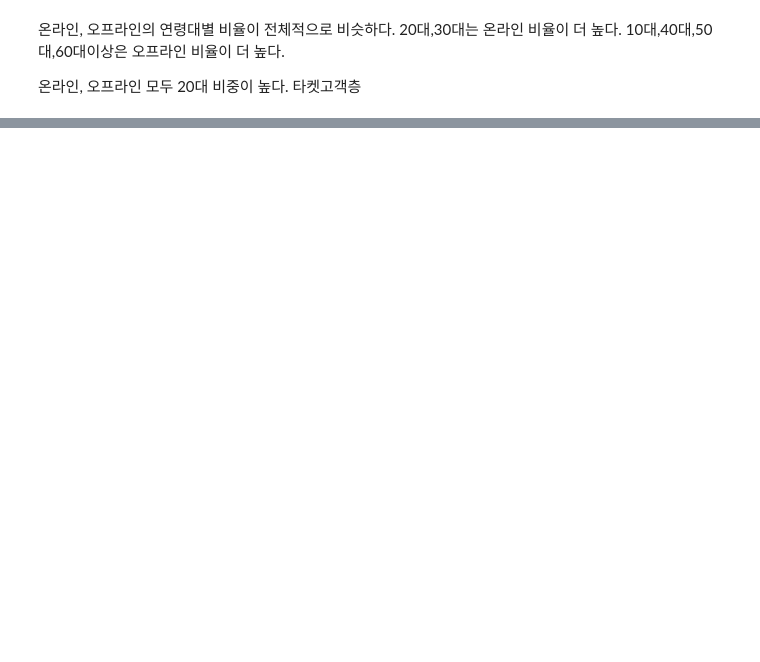
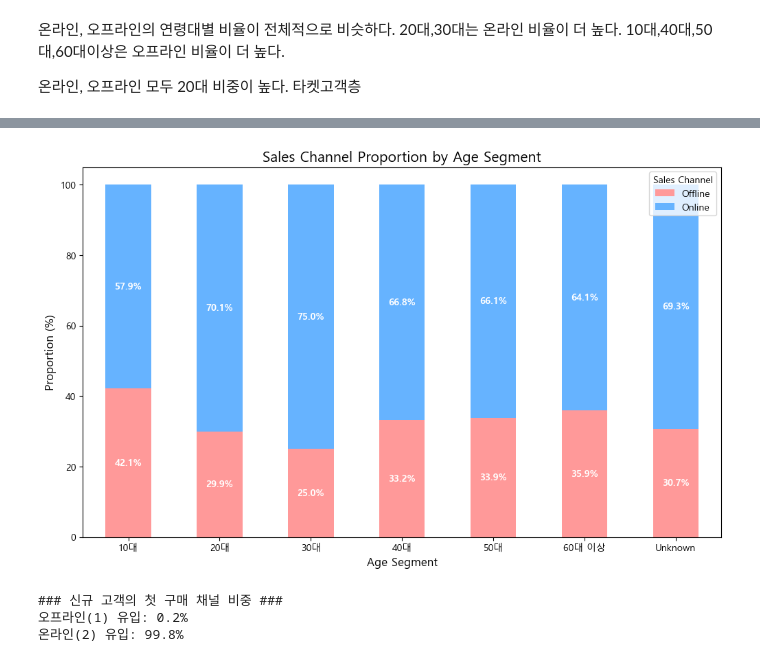
Before and after one commit to yoohengu/cross-gen-biz-analysis, a Jupyter notebook: notebooks/soeun_eda/joinin.ipynb, the cells around one changed output, grey strips where cells are left out. Drawn from its saved outputs; the diff is of its cells as text; code cells hidden in the pictures; blank space fills up the shorter version.

```diff
--- a/notebooks/soeun_eda/joinin.ipynb
+++ b/notebooks/soeun_eda/joinin.ipynb
@@ -334,0 +399,17 @@ print(f"온라인(2) 구매 비중: {channel_ratio_20s.get(2, 0):.1f}%")
+# %%
+import pandas as pd
+import matplotlib.pyplot as plt
+
+# 사고법: 각 연령대(10s ~ 60s+) 내에서 온라인(2)과 오프라인(1)의 비중이 어떻게 되는가?
+
+# 1. 연령대별 구매 경로 교차표 생성 및 비율 변환
+age_channel_ratio = pd.crosstab(final_df['age_segment'],
+                                final_df['sales_channel_id'],
+                                normalize='index') * 100
+
+# 2. 컬럼명 이해하기 쉽게 변경 (1: Offline, 2: Online)
+age_channel_ratio.columns = ['Offline', 'Online']
+
+# 3. 결과 수치 확인
+print("### 연령대별 온·오프라인 구매 비중 (%) ###")
+print(age_channel_ratio.round(1))
@@ -334,0 +427,48 @@ print(f"온라인(2) 구매 비중: {channel_ratio_20s.get(2, 0):.1f}%")
+# %%
+# 시각화 설정
+age_channel_ratio.plot(kind='bar', stacked=True, figsize=(12, 7), color=['#ff9999', '#66b3ff'])
+
+# 1. 한글 폰트 설정 (Windows 기준 맑은 고딕)
+plt.rcParams['font.family'] = 'Malgun Gothic'
+
+# 2. 마이너스 기호 깨짐 방지
+plt.rcParams['axes.unicode_minus'] = False
+
+plt.title('Sales Channel Proportion by Age Segment', fontsize=15)
+plt.xlabel('Age Segment', fontsize=12)
+plt.ylabel('Proportion (%)', fontsize=12)
+plt.xticks(rotation=0) # 연령대 글자를 가로로 바르게 표시
+plt.legend(title='Sales Channel', loc='upper right')
+
+# 비율 수치를 막대 위에 표시하고 싶다면 아래 반복문 추가 (선택사항)
+for i, (off, on) in enumerate(zip(age_channel_ratio['Offline'], age_channel_ratio['Online'])):
+    plt.text(i, off/2, f'{off:.1f}%', ha='center', va='center', color='white', fontweight='bold')
+    plt.text(i, off + on/2, f'{on:.1f}%', ha='center', va='center', color='white', fontweight='bold')
+
+plt.show()
+# %% [output]
+[figure, added]
+# %%
+# 사고법: 고객별로 구매 날짜를 정렬한 뒤 첫 번째 행(첫 구매)만 추출한다.
+# 그 중 고객 상태가 '신규(PRE-CREATE, 매핑값 1)'인 데이터의 채널 비중을 구한다.
+
+# 1. 날짜 데이터 형식 변환 (이미 되어 있다면 생략 가능)
+final_df['t_dat'] = pd.to_datetime(final_df['t_dat'])
+
+# 2. 고객별 첫 구매 기록만 추출 (날짜 기준 오름차순 정렬 후 첫 행)
+first_purchase = final_df.sort_values(by=['customer_id', 't_dat']).drop_duplicates('customer_id', keep='first')
+
+# 3. 신규 고객(매핑값 1) 데이터만 필터링
+# (만약 'PRE-CREATE' 문자열 상태라면 해당 문자열로 필터링하세요)
+new_customer_first = first_purchase[first_purchase['club_member_status'] == 1]
+
+# 4. 첫 구매 채널 비중 계산
+first_channel_ratio = new_customer_first['sales_channel_id'].value_counts(normalize=True) * 100
+
+print("### 신규 고객의 첫 구매 채널 비중 ###")
+print(f"오프라인(1) 유입: {first_channel_ratio.get(1, 0):.1f}%")
+print(f"온라인(2) 유입: {first_channel_ratio.get(2, 0):.1f}%")
+# %% [output]
+### 신규 고객의 첫 구매 채널 비중 ###
+오프라인(1) 유입: 0.2%
+온라인(2) 유입: 99.8%
```
Also changed, not shown: parts of 8 cells of this notebook, 1 other file.
